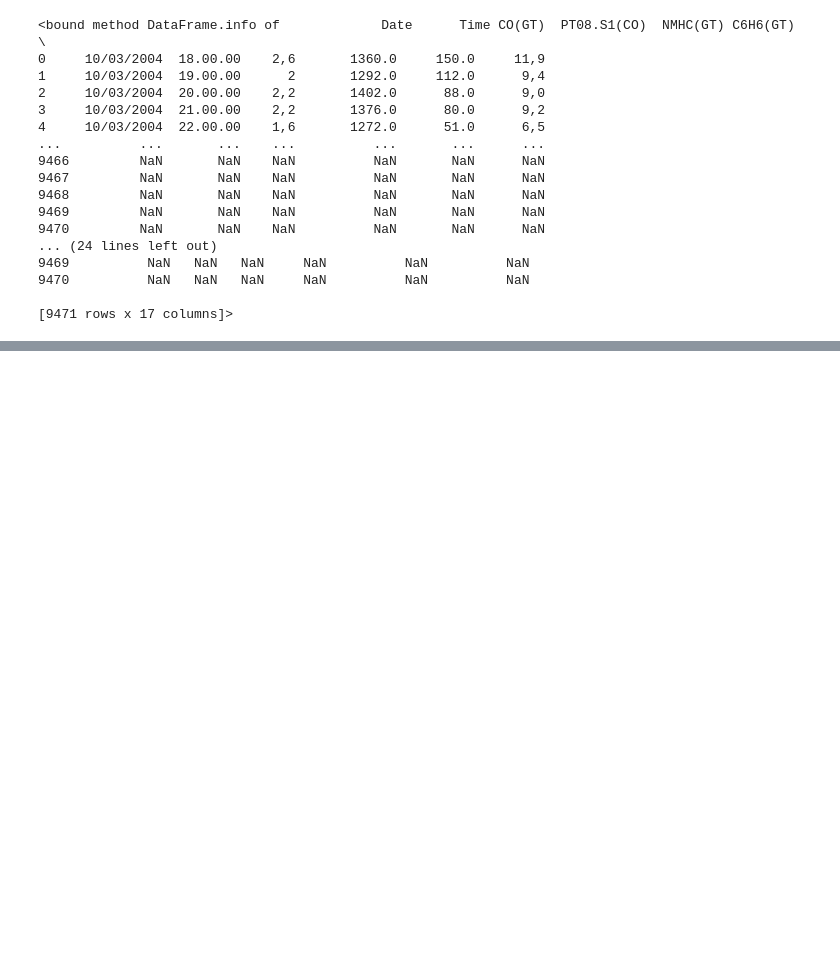
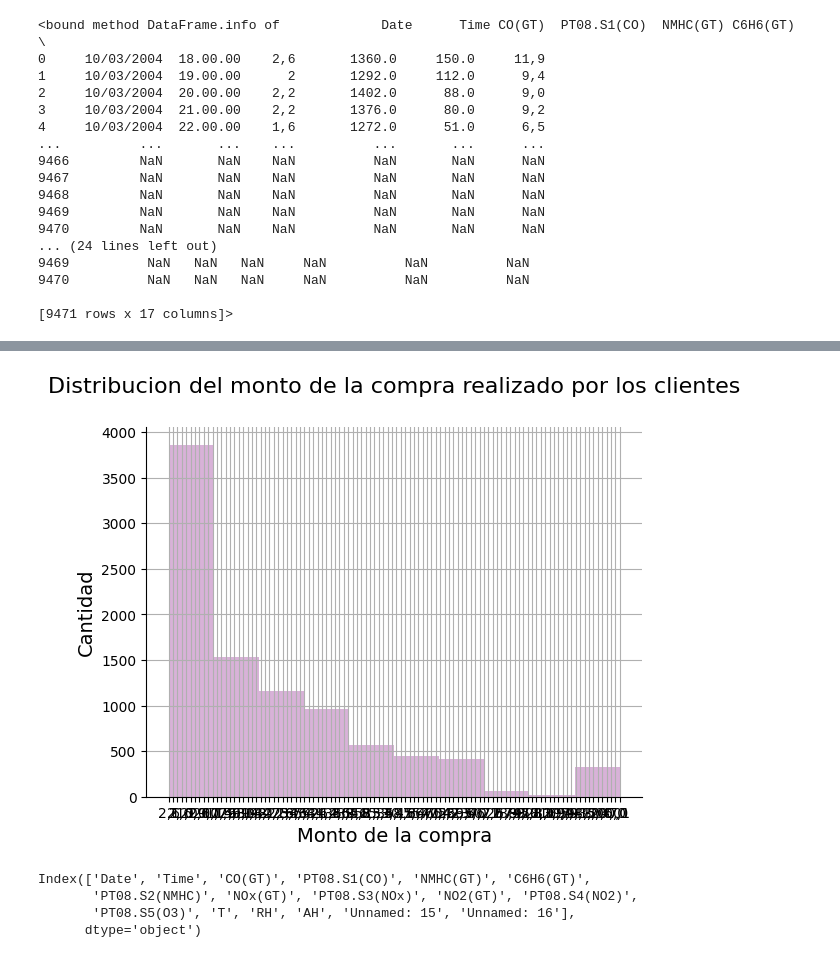
Before and after one commit to Flor-Si/Trabajo-Final-Ing-2025, a Jupyter notebook: trabajo_final_calidad_del_aire.ipynb, the cells around one changed output, grey strips where cells are left out. Drawn from its saved outputs; the diff is of its cells as text; code cells hidden in the pictures; blank space fills up the shorter version.

```diff
--- a/trabajo_final_calidad_del_aire.ipynb
+++ b/trabajo_final_calidad_del_aire.ipynb
@@ -28,7 +28,7 @@ import seaborn as sns
 from scipy import stats
 # %%
 # Leemos nuevamente los datos del CSV Calidad del Aire
-calidad_air = pd.read_csv('/content/AirQuality.csv', sep=";")
+calidad_air = pd.read_csv('/content/AirQuality.csv', sep=";", encoding='latin1')
 # %%
 calidad_air.head()
 # %% [output]
@@ -123,0 +139,14 @@ calidad_air.describe()
+# %%
+# Grafico CO(GT)
+
+plt.figure()# Como importamos el are del  dibujo
+plt.hist(calidad_air['CO(GT)'].dropna(), bins=10, color="purple", alpha=0.3)# Hist significa como genera el histograma , luego utiliza la funcion "dropna" elimina las celdas nulas, "bins" son la cantidad de barras que voy a utilizar y que sea representativa, luego defino el color y con alpha me define la intensidad del color
+plt.ylabel("Cantidad", size=14) # Label es para poner el nombre de los titulos de los ejes "Y" y con size defino el tamaño de la letra
+plt.xlabel("Monto de la compra", size=14)# Label es par poner el nombre de los titulos del eje "x" , con size defino el tamaño de la letra
+plt.title("Distribucion del monto de la compra realizado por los clientes", size=16, pad=25)# Title es el nombre del grafico y de tamaño 16 de la letra
+plt.gca().spines["top"].set_visible(False)# son "spine" termino de redondear el area del grafico y con Tue o false de el recuadro del grafico
+plt.gca().spines["right"].set_visible(False)
+plt.grid(True)# Con "grid", pone loas lineas con que se divide como por ejemplo de 0 a 5000 de 5000 a 10000 son esas lineas y si ponemos False las elimina las deja invisibles
+plt.show()# Y esto es super importante porque te muestra el grafico sino de lo contrario no veriamos nada
+# %% [output]
+[figure, added]
@@ -123,0 +155,7 @@ calidad_air.describe()
+# %%
+print(calidad_air.columns)
+# %% [output]
+Index(['Date', 'Time', 'CO(GT)', 'PT08.S1(CO)', 'NMHC(GT)', 'C6H6(GT)',
+       'PT08.S2(NMHC)', 'NOx(GT)', 'PT08.S3(NOx)', 'NO2(GT)', 'PT08.S4(NO2)',
+       'PT08.S5(O3)', 'T', 'RH', 'AH', 'Unnamed: 15', 'Unnamed: 16'],
+      dtype='object')
```
Also changed, not shown: parts of 6 cells of this notebook.
